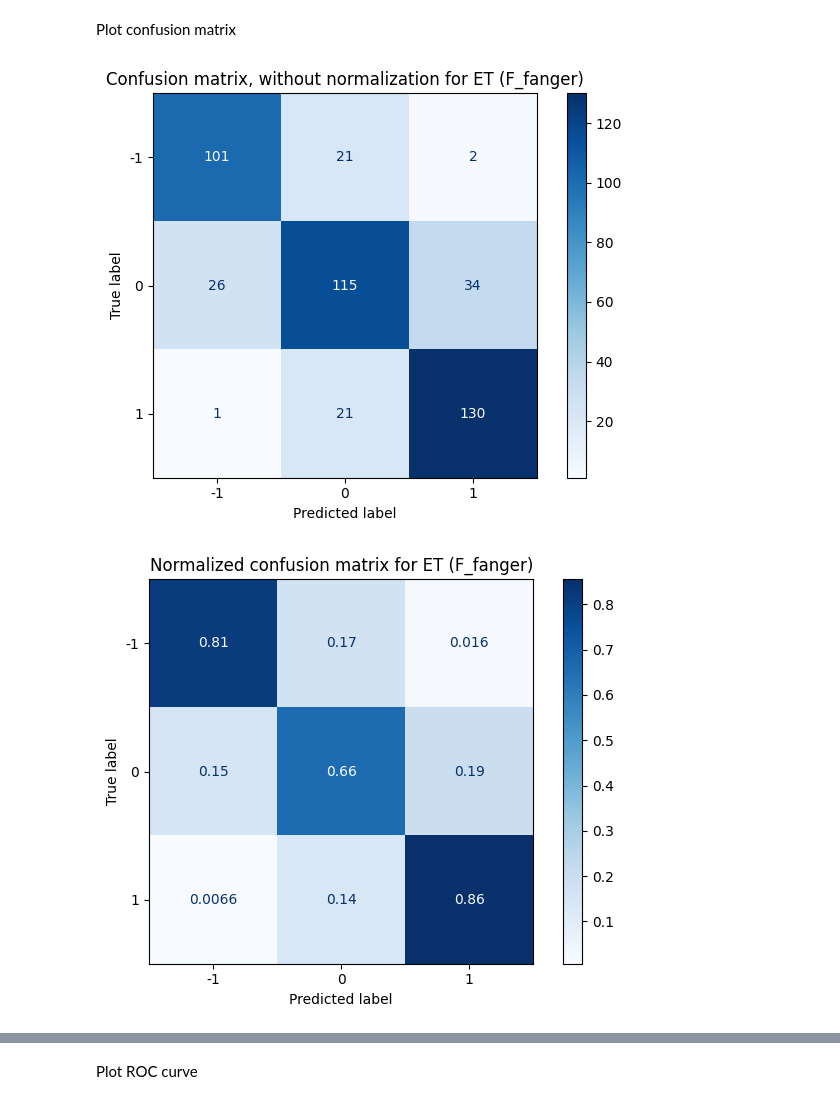
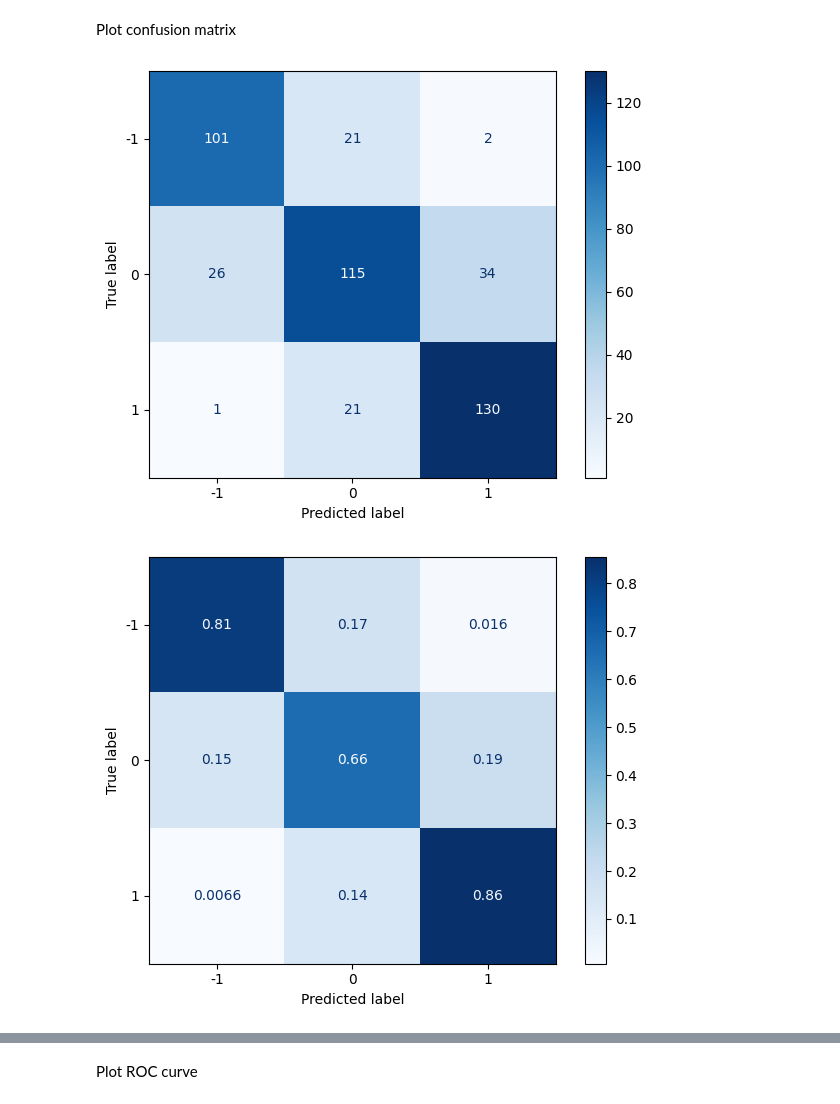
Before and after one commit to TUB-DVG/DVG-climate-chamber-comfort-dataset, a Jupyter notebook: model_scripts/plot_results.ipynb, the cells around one changed output, grey strips where cells are left out. Drawn from its saved outputs; the diff is of its cells as text; code cells hidden in the pictures.

Commit message:
Update plot

```diff
--- a/model_scripts/plot_results.ipynb
+++ b/model_scripts/plot_results.ipynb
@@ -167,28 +167,28 @@ Plot confusion matrix
 # %%
 def plot_confusion_matrix(results):
     for feature_set, models in results.items():
         for model, data in models.items():
             y_test = data['y_test']
             y_pred = data['y_pred']
             class_labels = [-1, 0, 1]
             titles_options = [
                 ("Confusion matrix, without normalization", None),
                 ("Normalized confusion matrix", "true"),
             ]
             for title, normalize in titles_options:
                 disp = ConfusionMatrixDisplay.from_predictions(
                     y_test,
                     y_pred,
                     display_labels=class_labels,
                     cmap='Blues',
                     normalize=normalize)
-                plt.title(f'{title} for {model} ({feature_set})')
+                #plt.title(f'{title} for {model} ({feature_set})')
                 plt.tight_layout()
                 name_tag = "normalized" if normalize == "true" else "unnormalized"
                 plt.savefig(f'../results_plots/cm_{model}_{feature_set}_{name_tag}.png', bbox_inches='tight')
                 plt.show()
 
 plot_confusion_matrix(pred_results)
 # %% [output]
-[figure, old version]
+[figure, new version]
-[figure, old version]
+[figure, new version]
```
Also changed, not shown: parts of 6 cells of this notebook, 35 other files.
